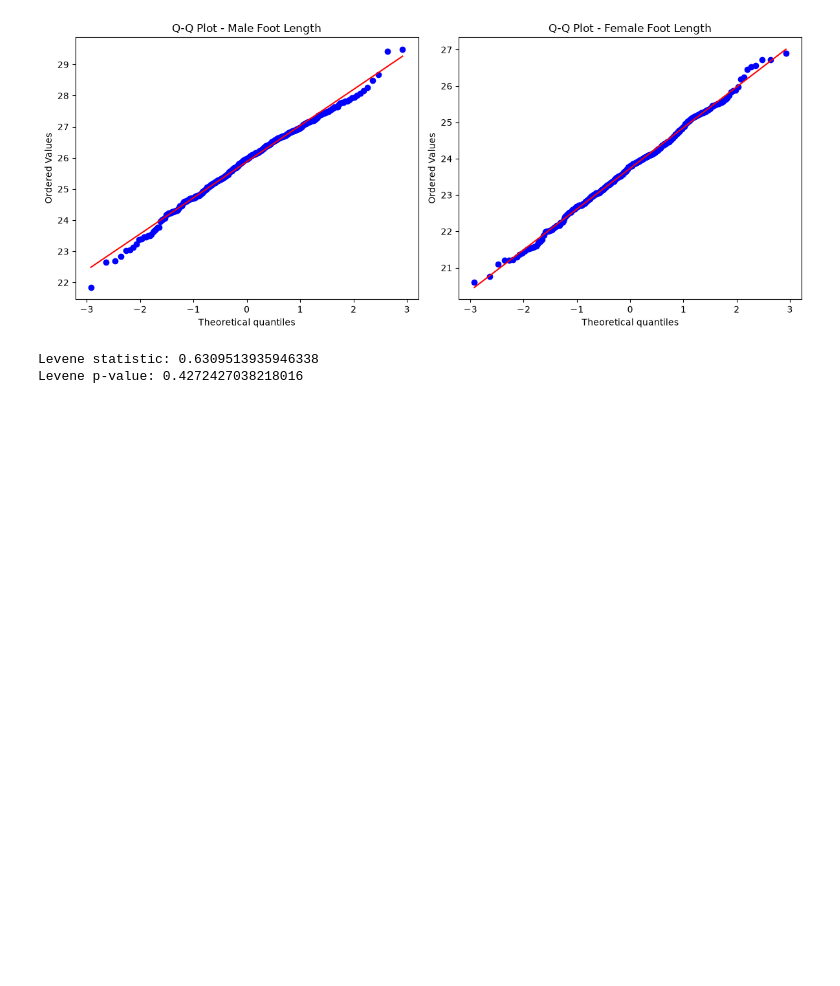
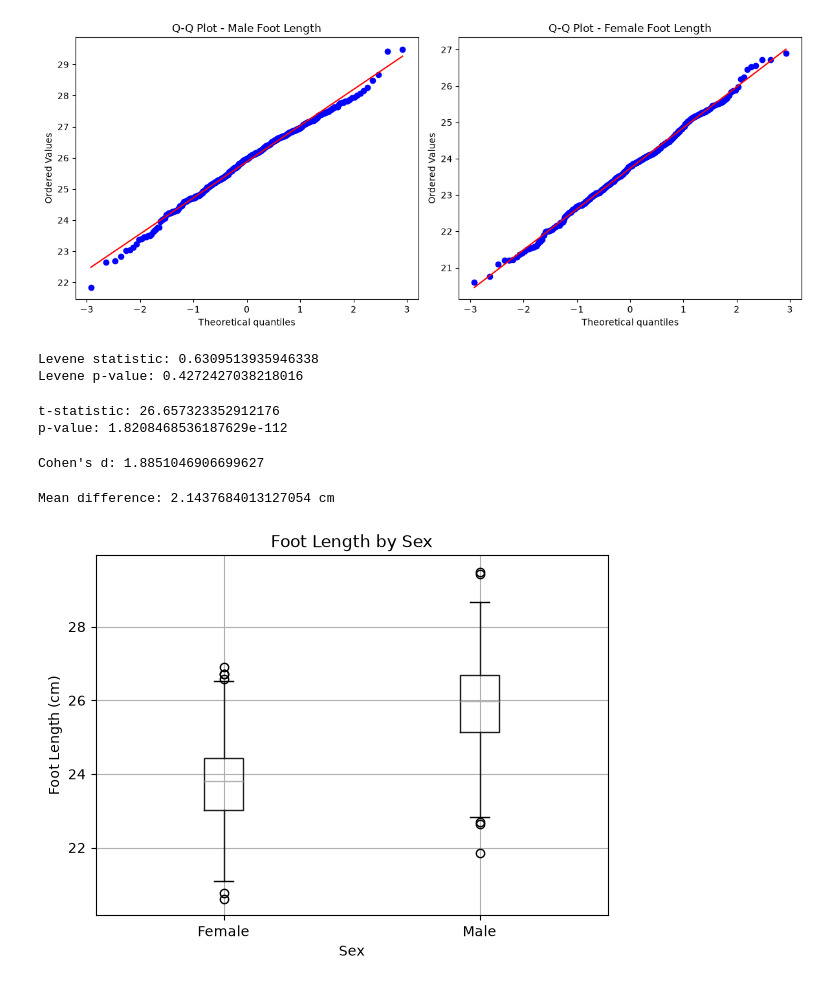
Before and after one commit to Sidra-41/Anthropometric-Characterization-and-Foot-Length-Prediction-Using-Statistical-and-Machine-Learning-Me, a Jupyter notebook: Data/FYP_Data_Analysis.ipynb, the cells around one changed output. Drawn from its saved outputs; the diff is of its cells as text; code cells hidden in the pictures; blank space fills up the shorter version.

```diff
--- a/Data/FYP_Data_Analysis.ipynb
+++ b/Data/FYP_Data_Analysis.ipynb
@@ -35,7 +33,7 @@ print(os.listdir("FYP/Data"))
 # %%
 import pandas as pd
 
-df = pd.read_csv("FYP/Data/synthetic_anthropometric_practice_dataset_800.csv")
+df = pd.read_csv("synthetic_anthropometric_practice_dataset_800.csv")
 
 df.head()
 # %% [output]
@@ -223,3 +221,48 @@ print("Levene p-value:", levene_p)
 # %% [output]
 Levene statistic: 0.6309513935946338
 Levene p-value: 0.4272427038218016
+# %%
+from scipy.stats import ttest_ind
+
+t_stat, p_value = ttest_ind(male_foot, female_foot)
+
+print("t-statistic:", t_stat)
+print("p-value:", p_value)
+# %% [output]
+t-statistic: 26.657323352912176
+p-value: 1.8208468536187629e-112
+# %%
+import numpy as np
+
+n_male = len(male_foot)
+n_female = len(female_foot)
+
+pooled_sd = np.sqrt(
+    ((n_male - 1) * male_foot.var(ddof=1) +
+     (n_female - 1) * female_foot.var(ddof=1))
+    / (n_male + n_female - 2)
+)
+
+cohens_d = (male_foot.mean() - female_foot.mean()) / pooled_sd
+
+print("Cohen's d:", cohens_d)
+# %% [output]
+Cohen's d: 1.8851046906699627
+# %%
+mean_difference = male_foot.mean() - female_foot.mean()
+
+print("Mean difference:", mean_difference, "cm")
+# %% [output]
+Mean difference: 2.1437684013127054 cm
+# %%
+import matplotlib.pyplot as plt
+
+df.boxplot(column="Foot_Length_cm", by="Sex")
+
+plt.title("Foot Length by Sex")
+plt.suptitle("")
+plt.xlabel("Sex")
+plt.ylabel("Foot Length (cm)")
+plt.show()
+# %% [output]
+[figure, added]
```
Also changed, not shown: parts of 33 cells of this notebook, 2 other files.
